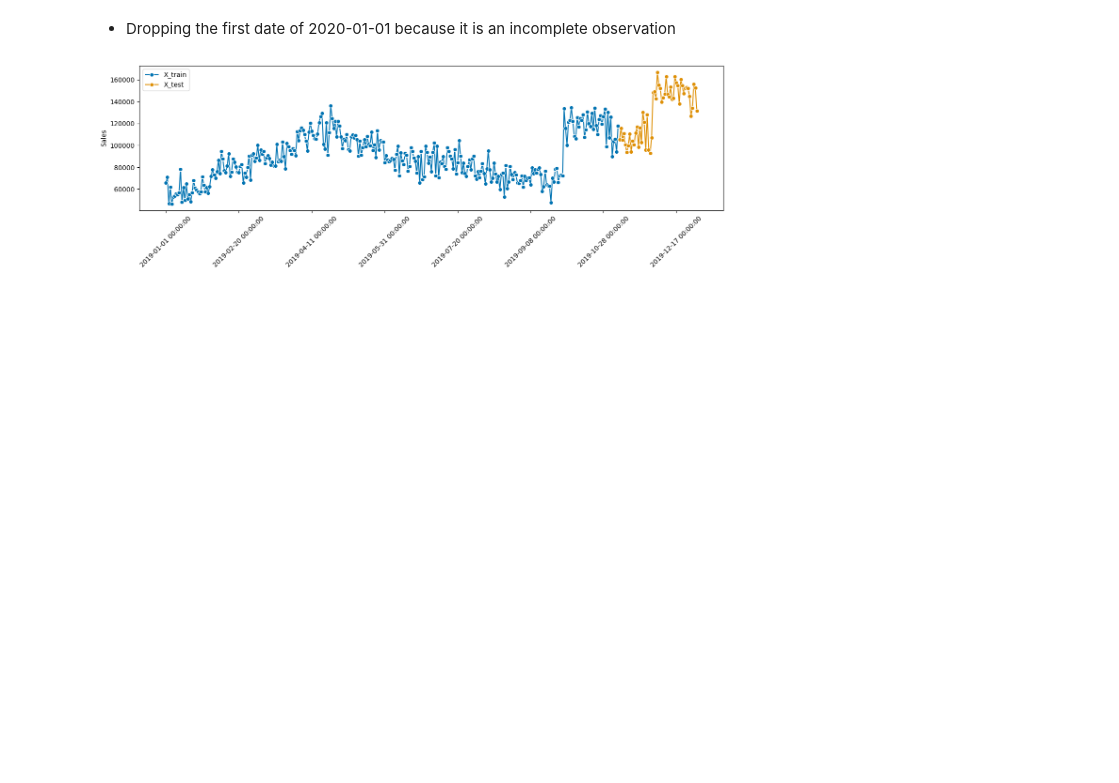
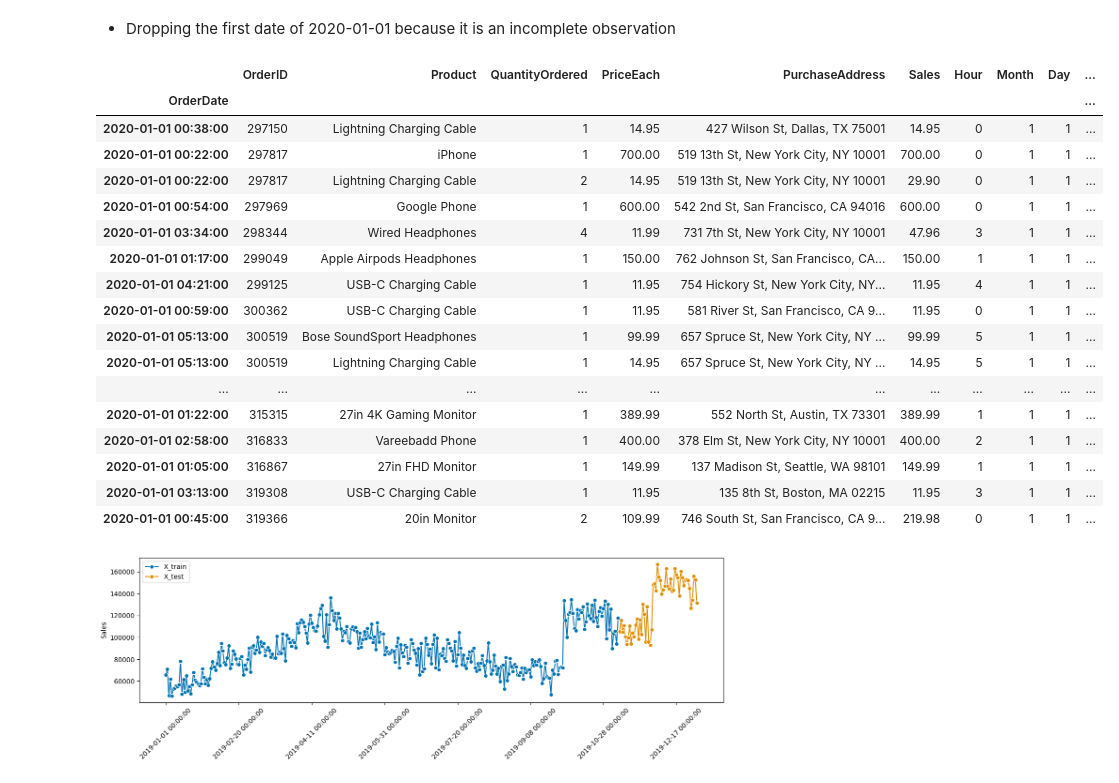
Before and after one commit to AllDataers/SalesPredictionGroupe4, a Jupyter notebook: notebooks/ml_prediction.ipynb, the cells around one changed output. Drawn from its saved outputs; the diff is of its cells as text; code cells hidden in the pictures; blank space fills up the shorter version.

```diff
--- a/notebooks/ml_prediction.ipynb
+++ b/notebooks/ml_prediction.ipynb
@@ -26,6 +26,27 @@ df = initial_df.set_index(keys=["OrderDate"])
 X_train, X_test = temporal_train_test_split(y=df["Sales"].resample("D").sum(), test_size=0.15)
 # %% [markdown]
 - Dropping the first date of 2020-01-01 because it is an incomplete observation
+# %%
+df.loc["2020-01-01"]
+# %% [output]
+|  | OrderID | Product | QuantityOrdered | PriceEach | PurchaseAddress | Sales | Hour | Month | Day | ... |
+| OrderDate |  |  |  |  |  |  |  |  |  | ... |
+| 2020-01-01 00:38:00 | 297150 | Lightning Charging Cable | 1 | 14.95 | 427 Wilson St, Dallas, TX 75001 | 14.95 | 0 | 1 | 1 | ... |
+| 2020-01-01 00:22:00 | 297817 | iPhone | 1 | 700.00 | 519 13th St, New York City, NY 10001 | 700.00 | 0 | 1 | 1 | ... |
+| 2020-01-01 00:22:00 | 297817 | Lightning Charging Cable | 2 | 14.95 | 519 13th St, New York City, NY 10001 | 29.90 | 0 | 1 | 1 | ... |
+| 2020-01-01 00:54:00 | 297969 | Google Phone | 1 | 600.00 | 542 2nd St, San Francisco, CA 94016 | 600.00 | 0 | 1 | 1 | ... |
+| 2020-01-01 03:34:00 | 298344 | Wired Headphones | 4 | 11.99 | 731 7th St, New York City, NY 10001 | 47.96 | 3 | 1 | 1 | ... |
+| 2020-01-01 01:17:00 | 299049 | Apple Airpods Headphones | 1 | 150.00 | 762 Johnson St, San Francisco, CA... | 150.00 | 1 | 1 | 1 | ... |
+| 2020-01-01 04:21:00 | 299125 | USB-C Charging Cable | 1 | 11.95 | 754 Hickory St, New York City, NY... | 11.95 | 4 | 1 | 1 | ... |
+| 2020-01-01 00:59:00 | 300362 | USB-C Charging Cable | 1 | 11.95 | 581 River St, San Francisco, CA 9... | 11.95 | 0 | 1 | 1 | ... |
+| 2020-01-01 05:13:00 | 300519 | Bose SoundSport Headphones | 1 | 99.99 | 657 Spruce St, New York City, NY ... | 99.99 | 5 | 1 | 1 | ... |
+| 2020-01-01 05:13:00 | 300519 | Lightning Charging Cable | 1 | 14.95 | 657 Spruce St, New York City, NY ... | 14.95 | 5 | 1 | 1 | ... |
+| ... | ... | ... | ... | ... | ... | ... | ... | ... | ... | ... |
+| 2020-01-01 01:22:00 | 315315 | 27in 4K Gaming Monitor | 1 | 389.99 | 552 North St, Austin, TX 73301 | 389.99 | 1 | 1 | 1 | ... |
+| 2020-01-01 02:58:00 | 316833 | Vareebadd Phone | 1 | 400.00 | 378 Elm St, New York City, NY 10001 | 400.00 | 2 | 1 | 1 | ... |
+| 2020-01-01 01:05:00 | 316867 | 27in FHD Monitor | 1 | 149.99 | 137 Madison St, Seattle, WA 98101 | 149.99 | 1 | 1 | 1 | ... |
+| 2020-01-01 03:13:00 | 319308 | USB-C Charging Cable | 1 | 11.95 | 135 8th St, Boston, MA 02215 | 11.95 | 3 | 1 | 1 | ... |
+| 2020-01-01 00:45:00 | 319366 | 20in Monitor | 2 | 109.99 | 746 South St, San Francisco, CA 9... | 219.98 | 0 | 1 | 1 | ... |
 # %%
 X_test = X_test.drop(index="2020-01-01")
 # %%
```
Also changed, not shown: parts of 6 cells of this notebook.
